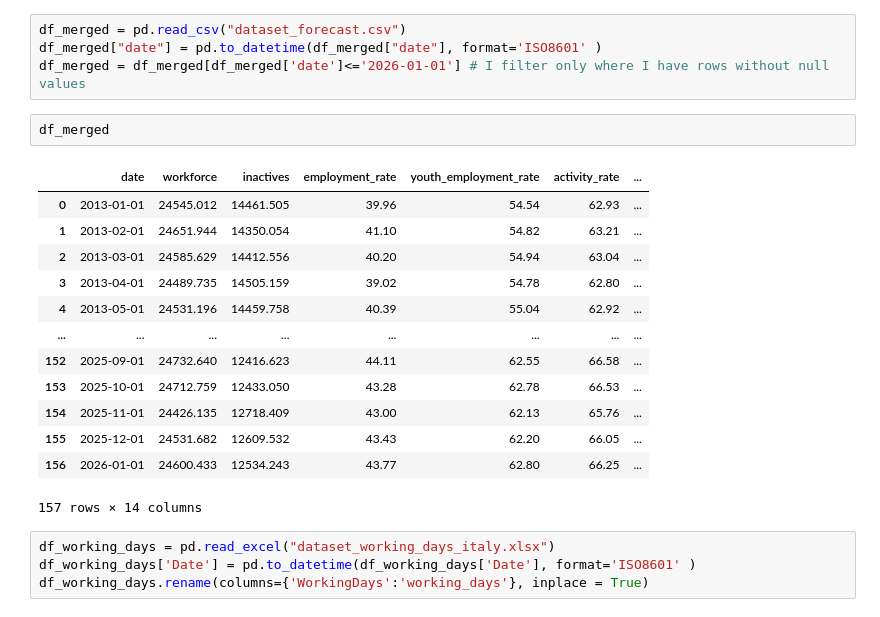
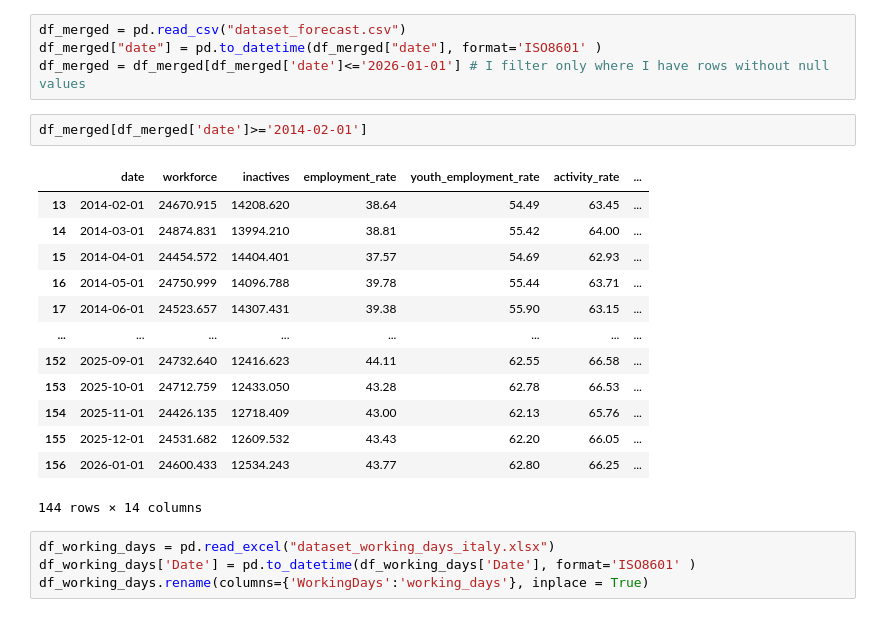
Before and after one commit to Francisscus/Employment_rate_predictor, a Jupyter notebook: 002_data_cleaner.ipynb, the cells around one changed output. Cells and saved outputs as stored; diff of their text form.

```diff
--- a/002_data_cleaner.ipynb
+++ b/002_data_cleaner.ipynb
@@ -15,21 +15,21 @@ df_merged = pd.read_csv("dataset_forecast.csv")
 df_merged["date"] = pd.to_datetime(df_merged["date"], format='ISO8601' )
 df_merged = df_merged[df_merged['date']<='2026-01-01'] # I filter only where I have rows without null values
 # %%
-df_merged
+df_merged[df_merged['date']>='2014-02-01']
 # %% [output]
 |  | date | workforce | inactives | employment_rate | youth_employment_rate | activity_rate | ... |
-| 0 | 2013-01-01 | 24545.012 | 14461.505 | 39.96 | 54.54 | 62.93 | ... |
-| 1 | 2013-02-01 | 24651.944 | 14350.054 | 41.10 | 54.82 | 63.21 | ... |
-| 2 | 2013-03-01 | 24585.629 | 14412.556 | 40.20 | 54.94 | 63.04 | ... |
-| 3 | 2013-04-01 | 24489.735 | 14505.159 | 39.02 | 54.78 | 62.80 | ... |
-| 4 | 2013-05-01 | 24531.196 | 14459.758 | 40.39 | 55.04 | 62.92 | ... |
+| 13 | 2014-02-01 | 24670.915 | 14208.620 | 38.64 | 54.49 | 63.45 | ... |
+| 14 | 2014-03-01 | 24874.831 | 13994.210 | 38.81 | 55.42 | 64.00 | ... |
+| 15 | 2014-04-01 | 24454.572 | 14404.401 | 37.57 | 54.69 | 62.93 | ... |
+| 16 | 2014-05-01 | 24750.999 | 14096.788 | 39.78 | 55.44 | 63.71 | ... |
+| 17 | 2014-06-01 | 24523.657 | 14307.431 | 39.38 | 55.90 | 63.15 | ... |
 | ... | ... | ... | ... | ... | ... | ... | ... |
 | 152 | 2025-09-01 | 24732.640 | 12416.623 | 44.11 | 62.55 | 66.58 | ... |
 | 153 | 2025-10-01 | 24712.759 | 12433.050 | 43.28 | 62.78 | 66.53 | ... |
 | 154 | 2025-11-01 | 24426.135 | 12718.409 | 43.00 | 62.13 | 65.76 | ... |
 | 155 | 2025-12-01 | 24531.682 | 12609.532 | 43.43 | 62.20 | 66.05 | ... |
 | 156 | 2026-01-01 | 24600.433 | 12534.243 | 43.77 | 62.80 | 66.25 | ... |
-157 rows × 14 columns
+144 rows × 14 columns
 # %%
 df_working_days = pd.read_excel("dataset_working_days_italy.xlsx")
 df_working_days['Date'] = pd.to_datetime(df_working_days['Date'], format='ISO8601' )
```
Also changed, not shown: 1 other file.
